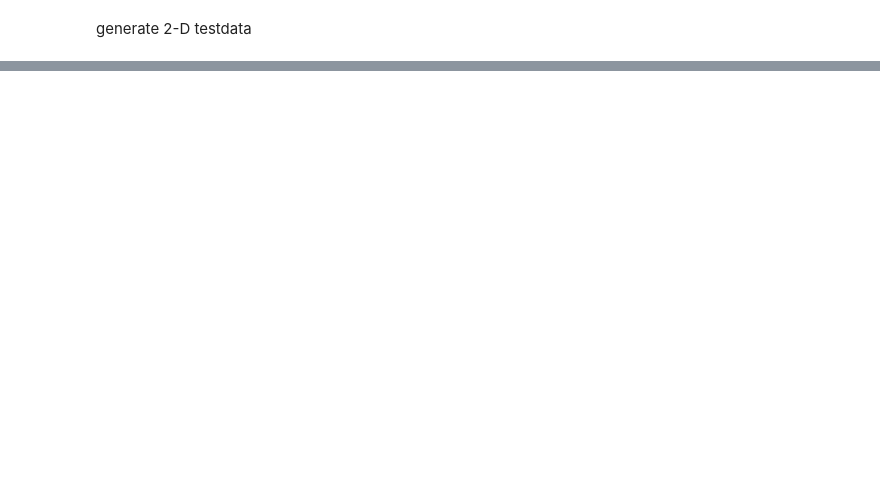
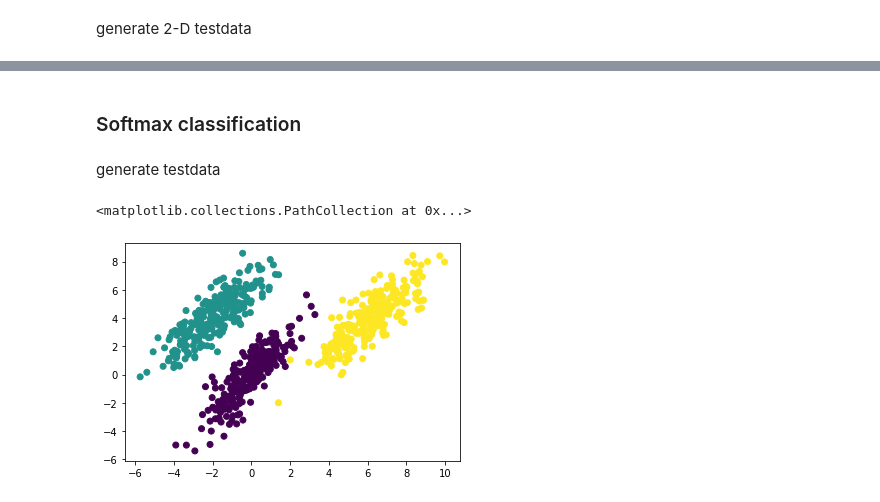
Before and after one commit to mario-dohr/my-college-lectures, a Jupyter notebook: DeepLearning/chapter-4.ipynb, the cells around one changed output, grey strips where cells are left out. Cells and saved outputs as stored; diff of their text form; code cells hidden in the pictures; blank space fills up the shorter version.

Commit message:
softmax implemented gitignore update

```diff
--- a/DeepLearning/chapter-4.ipynb
+++ b/DeepLearning/chapter-4.ipynb
@@ -193,0 +255,15 @@ tensor(0.)
+# %% [markdown]
+### Softmax classification
+# %% [markdown]
+generate testdata
+# %%
+X1 = torch.tensor(np.random.multivariate_normal([0,0],[[1,2],[2,3]],250)).type(torch.FloatTensor)
+X2 = torch.tensor(np.random.multivariate_normal([-2,4],[[2,2],[2,3]],250)).type(torch.FloatTensor)
+X3 = torch.tensor(np.random.multivariate_normal([6,4],[[2,2],[2,3]],250)).type(torch.FloatTensor)
+X = torch.cat((X1,X2,X3),0)
+y = torch.cat((torch.zeros(250),torch.ones(250),torch.ones(250)*2),0)
+
+plt.scatter(X[:,0],X[:,1],c=y)
+# %% [output]
+<matplotlib.collections.PathCollection at 0x...>
+[figure, added]
```
Also changed, not shown: parts of 27 cells of this notebook, 1 other file.
